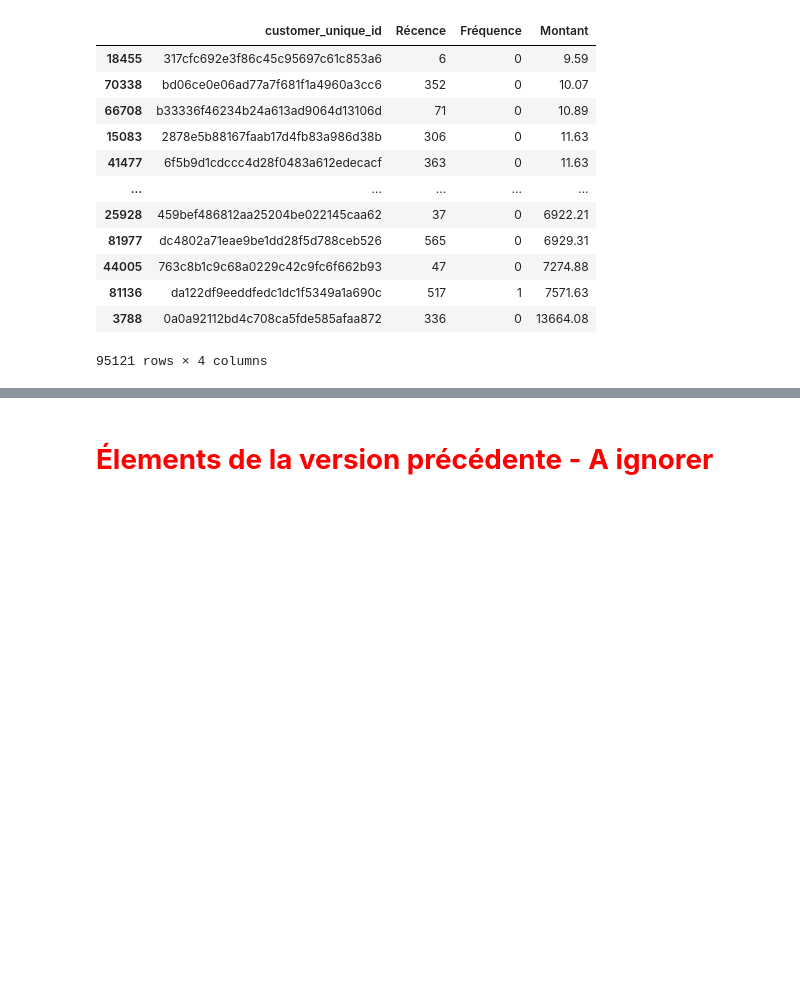
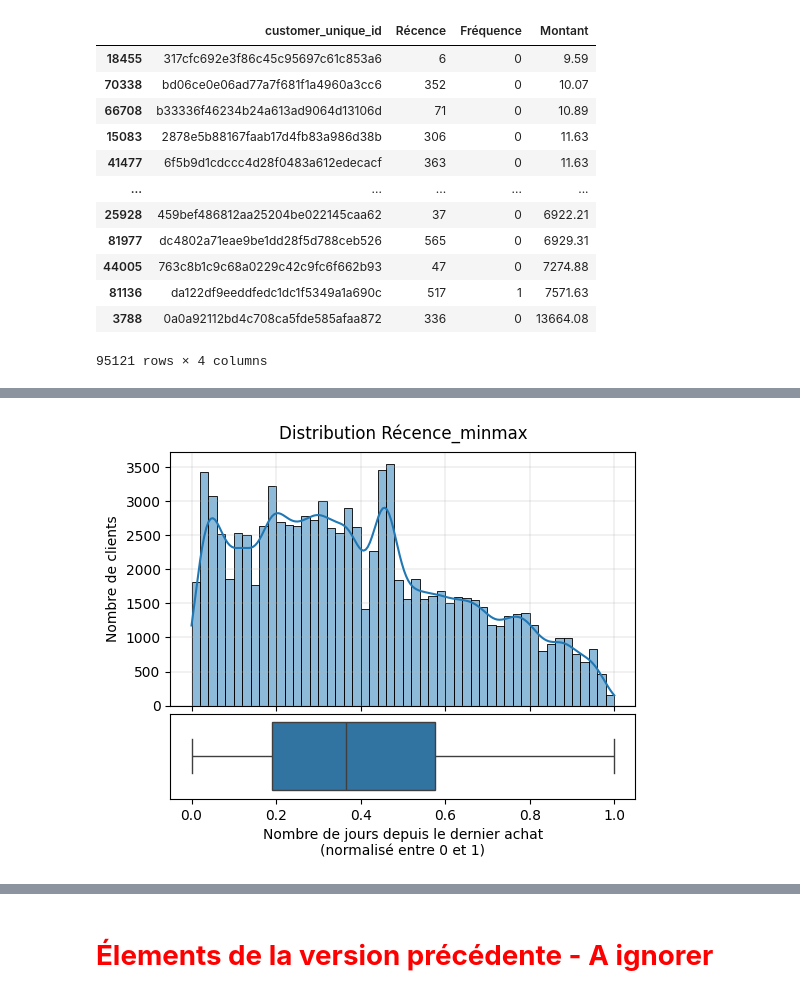
Before and after one commit to Christophe-Aballea/OC_projet5_Segmentez_des_clients_d_un_site_ecommerce, a Jupyter notebook: P05_Notebook2_Feature_ingineering.ipynb, the cells around one changed output, grey strips where cells are left out. Drawn from its saved outputs; the diff is of its cells as text; code cells hidden in the pictures; blank space fills up the shorter version.

```diff
--- a/P05_Notebook2_Feature_ingineering.ipynb
+++ b/P05_Notebook2_Feature_ingineering.ipynb
@@ -1248,0 +1298,9 @@ df_features.sort_values('Montant')
+# %%
+# Normalisation Min-Max
+minmax_scaler = MinMaxScaler()
+df_features['Récence_minmax'] = minmax_scaler.fit_transform(df_features[['Récence']])
+# %%
+# Histogramme et boxplot
+plot_distribution(df_features, 'Récence_minmax', 'Nombre de jours depuis le dernier achat\n(normalisé entre 0 et 1)', 'Nombre de clients')
+# %% [output]
+[figure, added]
```
Also changed, not shown: parts of 27 cells of this notebook, 1 other file.
